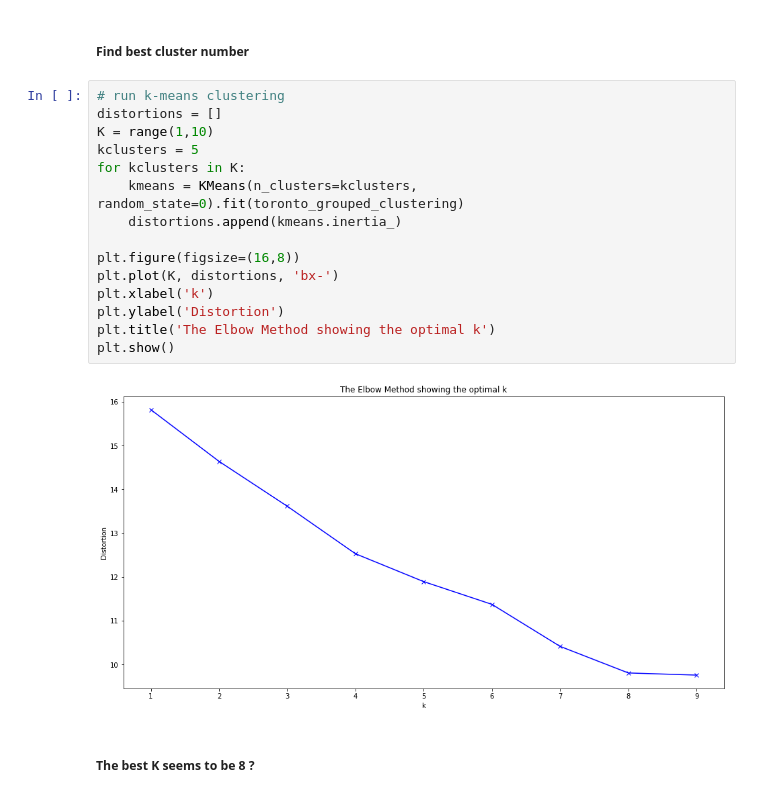
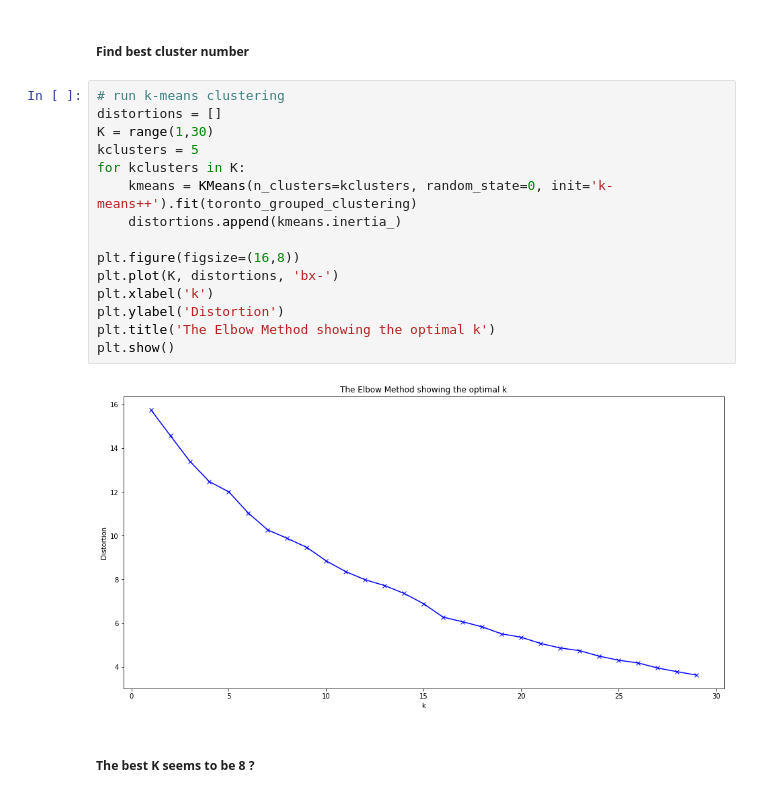
Before and after one commit to TheTibar/Coursera_Capstone, a Jupyter notebook: Capstone Notebook.ipynb, the cells around one changed output. Saved outputs shown, nothing was run; the diff lists cells and outputs as text.

```diff
--- a/Capstone Notebook.ipynb
+++ b/Capstone Notebook.ipynb
@@ -433,20 +472,20 @@ Requirement already satisfied: threadpoolctl>=2.0.0 in /opt/conda/envs/Python-3.
 # %%
 # run k-means clustering
 distortions = []
-K = range(1,10)
+K = range(1,30)
 kclusters = 5
 for kclusters in K:
-    kmeans = KMeans(n_clusters=kclusters, random_state=0).fit(toronto_grouped_clustering)
+    kmeans = KMeans(n_clusters=kclusters, random_state=0, init='k-means++').fit(toronto_grouped_clustering)
     distortions.append(kmeans.inertia_)
 
 plt.figure(figsize=(16,8))
 plt.plot(K, distortions, 'bx-')
 plt.xlabel('k')
 plt.ylabel('Distortion')
 plt.title('The Elbow Method showing the optimal k')
 plt.show()
 # %% [output]
-[figure, old version]
+[figure, new version]
 # %% [markdown]
 ##### The best K seems to be 8 ?
 # %%
```
Also changed, not shown: parts of 64 cells of this notebook.
